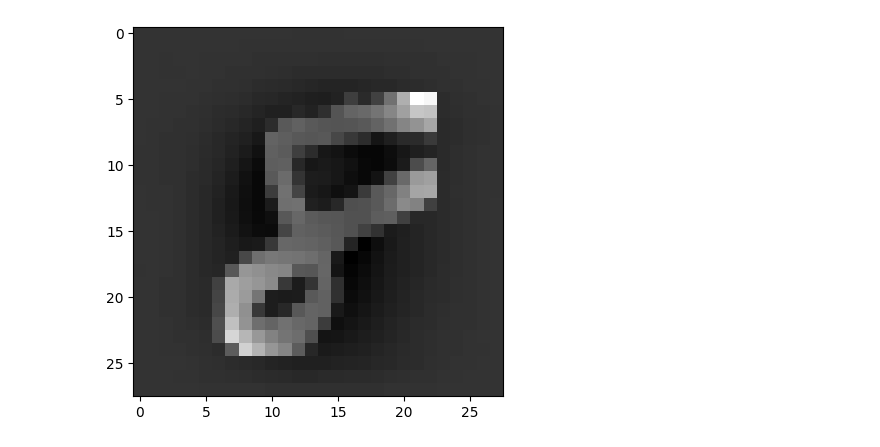
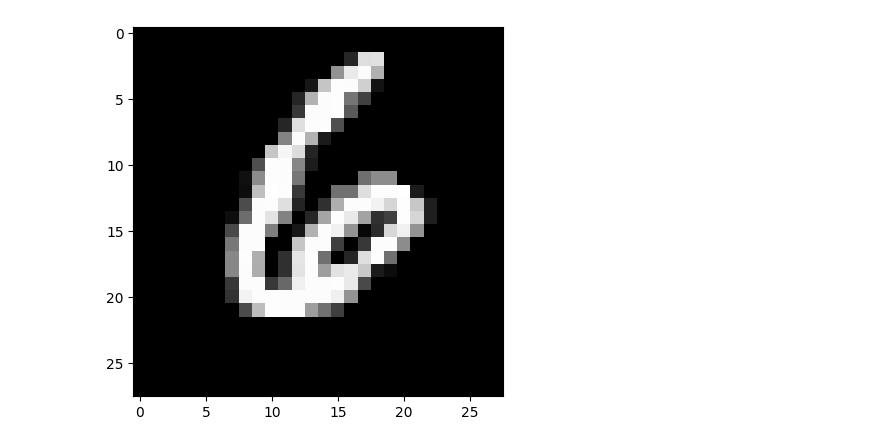
Before and after one commit to wblachowski/models-calibration, a Jupyter notebook: NineOrNein.ipynb, the cells around one changed output. Drawn from its saved outputs; the diff is of its cells as text; code cells hidden in the pictures.

```diff
--- a/NineOrNein.ipynb
+++ b/NineOrNein.ipynb
@@ -29,5 +46,4 @@ Counter({'1': 7877, '7': 7293, '3': 7141, '2': 6990, '0': 6903, '6': 6876, '8':
 # %%
-permutation = np.random.permutation(len(X_negative))
-sample = np.random.choice(permutation, size=len(X_positive))
-X_negative = X_full[sample]
-y_negative = y_full[sample]
+permutation = np.random.permutation(len(X_negative))[:len(X_positive)]
+X_negative = X_negative[permutation]
+y_negative = y_negative[permutation]
@@ -88,5 +62,5 @@ array([[1.00000000e+00, 8.71798370e-13],
 # %%
-plt.imshow(X_test[2].reshape(28,28), cmap='gray')
+plt.imshow(X_negative[12].reshape(28,28), cmap='gray')
 plt.show()
 # %% [output]
-[figure, old version]
+[figure, new version]
```
Also changed, not shown: parts of 25 cells of this notebook.
